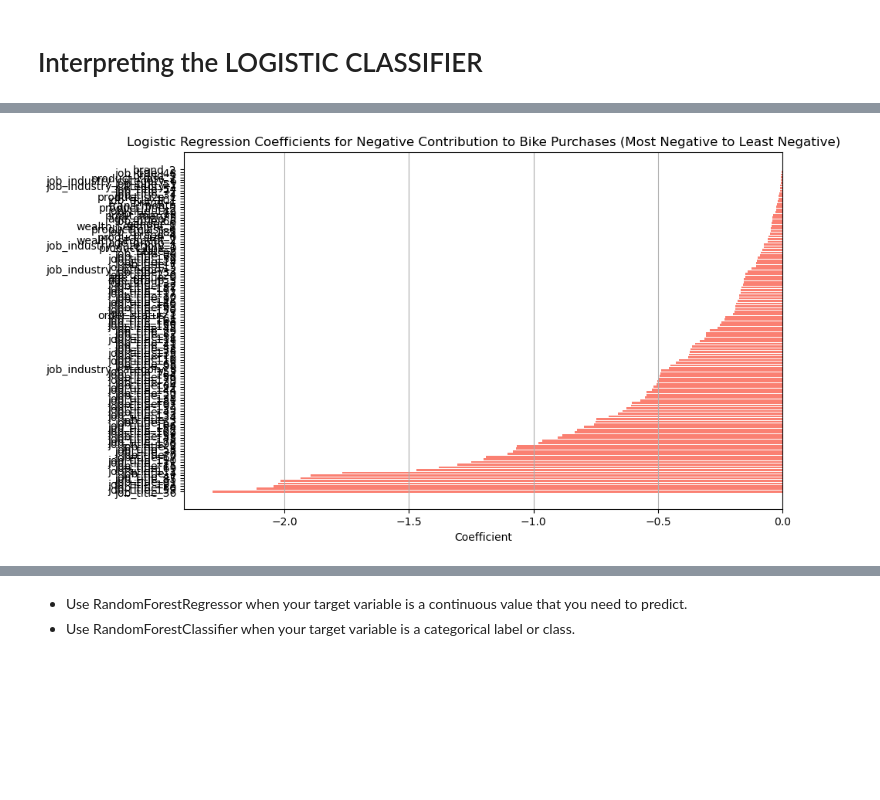
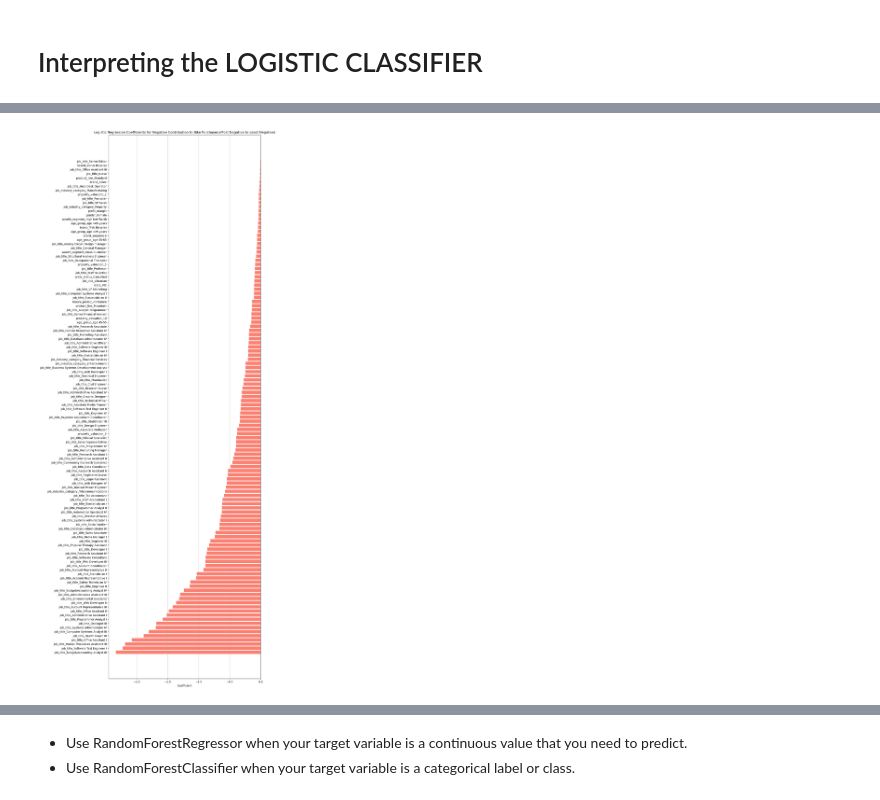
Before and after one commit to Daviedavie100/kpmg, a Jupyter notebook: kpmgproject.ipynb, the cells around one changed output, grey strips where cells are left out. Drawn from its saved outputs; the diff is of its cells as text; code cells hidden in the pictures; blank space fills up the shorter version.

```diff
--- a/kpmgproject.ipynb
+++ b/kpmgproject.ipynb
@@ -163,14 +177,14 @@ data_clean=data_clean.drop(columns=['past_3_years_bike_related_purchases'])
 categorical_ordinal = ['product_class', 'product_size']
 
 # Initialize LabelEncoder
-label_encoder = LabelEncoder(
+label_encoder = LabelEncoder()
 
 # Apply Label Encoding to each column
 for col in categorical_ordinal:
     data_clean[col] = label_encoder.fit_transform(data_clean[col])
 # %%
 # Select categorical columns
-categorical_nominal = ['gender', 'age_group','state', 'job_industry_category', 'job_title',
+categorical_nominal = ['gender', 'tenure_period','age_group','state', 'job_industry_category', 'job_title',
                     'order_status', 'wealth_segment', 'brand', 'product_line', 'property_valuation']
 
 # Initialize the OneHotEncoder
@@ -212,4 +226,4 @@ y = model_data['bikes_purchased']
 '''# Identify categorical and numerical columns
 categorical_features = ['gender', 'age_group', 'state', 'job_industry_category', 'job_title',
                         'order_status', 'wealth_segment', 'brand', 'product_line', 'product_class', 'product_size']'''
-numerical_features = ['product_margin', 'profit_margin', 'property_valuation']
+numerical_features = ['product_margin', 'profit_margin']
@@ -453,15 +464,16 @@ ROC AUC Score: 0.5948830791921402
 # %%
 # Interpret the model coefficients
 # Get the feature names after one-hot encoding and scaling
-onehot_columns = model.named_steps['preprocessor'].transformers_[1][1].get_feature_names_out(categorical_features)
-all_feature_names = np.hstack([numerical_features, onehot_columns])
+'''onehot_columns = model.named_steps['preprocessor'].transformers_[1][1].get_feature_names_out(categorical_features)
+all_feature_names = np.hstack([numerical_features, onehot_columns])'''
 
+feature_names = numerical_features + [col for col in X.columns if col not in numerical_features]
 # Get the coefficients from the logistic regression model
 coefficients = model.named_steps['classifier'].coef_[0]
 
 # Create a DataFrame for the coefficients
 coef_df = pd.DataFrame({
-    'Feature': all_feature_names,
+    'Feature': feature_names,
     'Coefficient': coefficients
 })
 
@@ -473,19 +503,19 @@ print(coef_df)
 # %%
 # Filter coefficients for negative contribution to bike purchases
 negative_coef_df = coef_df[coef_df['Coefficient'] < 0]
 
 # Sort coefficients in ascending order (from most negative to least negative)
 negative_coef_df = negative_coef_df.sort_values(by='Coefficient', ascending=True)
 
 # Plot the coefficients for negative contribution to bike purchases
-plt.figure(figsize=(10, 6))
+plt.figure(figsize=(10, 36))
 plt.barh(negative_coef_df['Feature'], negative_coef_df['Coefficient'], color='salmon')
 plt.xlabel('Coefficient')
 plt.title('Logistic Regression Coefficients for Negative Contribution to Bike Purchases (Most Negative to Least Negative)')
 plt.grid(axis='x')
 plt.show()
 # %% [output]
-[figure, old version]
+[figure, new version]
 # %%
 # Filter coefficients for positive influence
 positive_coef_df = coef_df[coef_df['Coefficient'] > 0]
```
Also changed, not shown: parts of 16 cells of this notebook.
